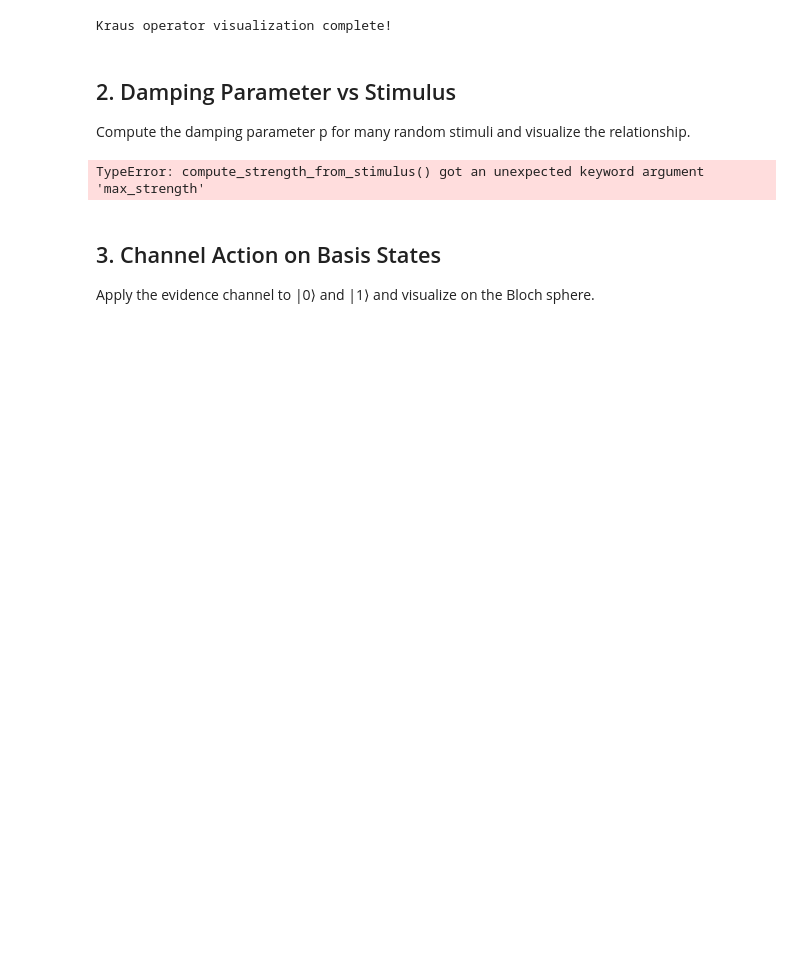
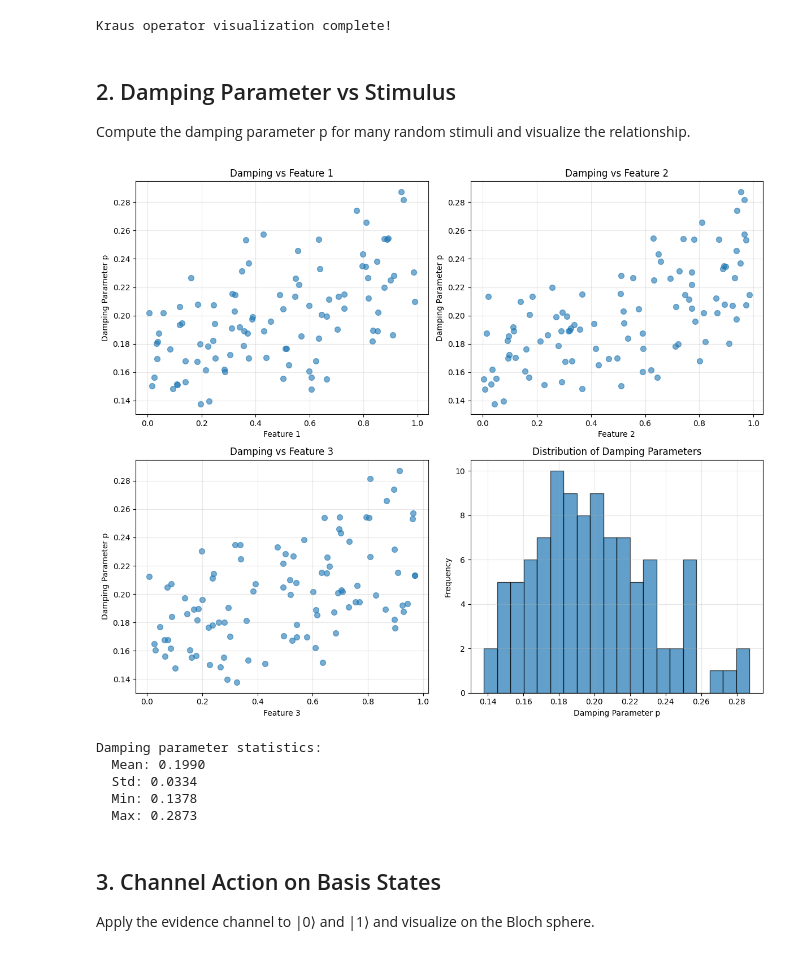
Before and after one commit to zoraizmohammad/qb-learner-compression, a Jupyter notebook: notebooks/visualize_channels.ipynb, the cells around one changed output. Drawn from its saved outputs; the diff is of its cells as text; code cells hidden in the pictures; blank space fills up the shorter version.

```diff
--- a/notebooks/visualize_channels.ipynb
+++ b/notebooks/visualize_channels.ipynb
@@ -90,38 +90,44 @@ for x in random_stimuli:
     strength = compute_strength_from_stimulus(x, strength_max=0.4)
     damping_params.append(strength)
 
 damping_params = np.array(damping_params)
 
 # Plot
 fig, axes = plt.subplots(2, 2, figsize=(12, 10))
+axes = axes.flatten()  # Flatten to 1D array for easier indexing
 
-# Damping vs each feature
+# Damping vs each feature (plot in first 3 subplots)
 for i in range(3):
-    ax = axes[i // 2, i % 2]
+    ax = axes[i]
     ax.scatter(random_stimuli[:, i], damping_params, alpha=0.6, s=50)
     ax.set_xlabel(f'Feature {i+1}')
     ax.set_ylabel('Damping Parameter p')
     ax.set_title(f'Damping vs Feature {i+1}')
     ax.grid(True, alpha=0.3)
 
-# Histogram of damping parameters
-ax = axes[1, 1]
+# Histogram of damping parameters (plot in 4th subplot)
+ax = axes[3]
 ax.hist(damping_params, bins=20, edgecolor='black', alpha=0.7)
 ax.set_xlabel('Damping Parameter p')
 ax.set_ylabel('Frequency')
 ax.set_title('Distribution of Damping Parameters')
 ax.grid(True, alpha=0.3)
 
 plt.tight_layout()
 plt.show()
 
 print(f"Damping parameter statistics:")
 print(f"  Mean: {damping_params.mean():.4f}")
 print(f"  Std: {damping_params.std():.4f}")
 print(f"  Min: {damping_params.min():.4f}")
 print(f"  Max: {damping_params.max():.4f}")
 # %% [output]
+[figure, added]
-TypeError: compute_strength_from_stimulus() got an unexpected keyword argument 'max_strength'
+Damping parameter statistics:
+  Mean: 0.1990
+  Std: 0.0334
+  Min: 0.1378
+  Max: 0.2873
 # %% [markdown]
 ## 3. Channel Action on Basis States
 
```
Also changed, not shown: parts of 4 cells of this notebook.
